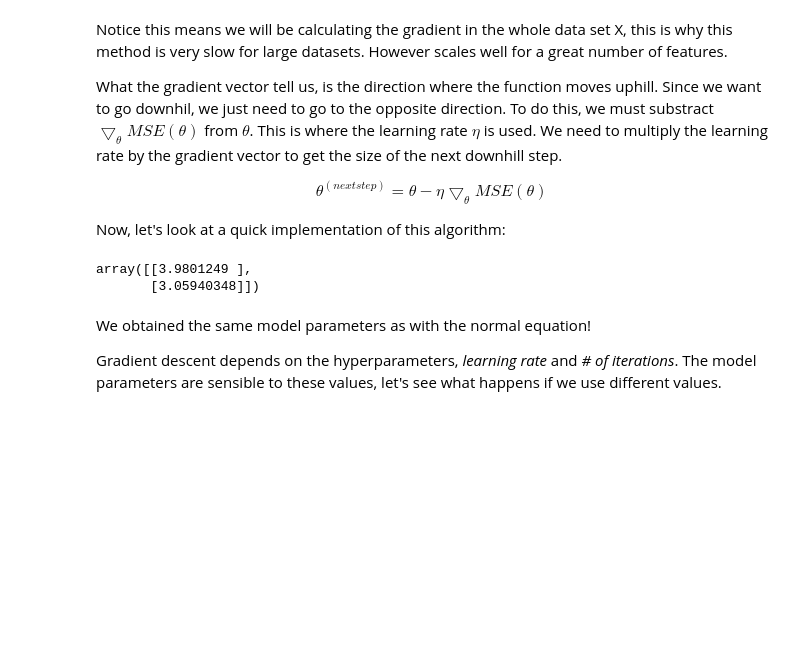
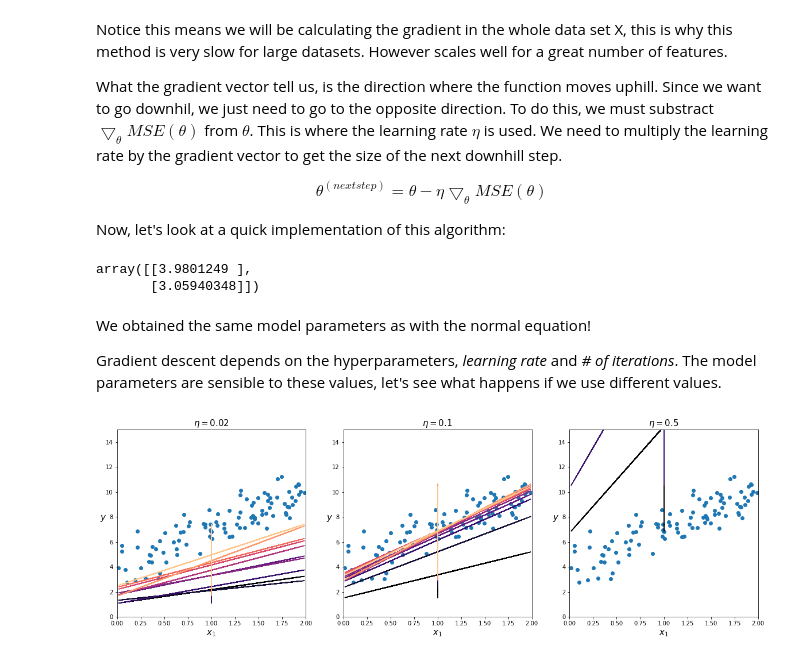
Before and after one commit to Ohtar10/ml-python, a Jupyter notebook: ch04/Training Models.ipynb, the cells around one changed output. Saved outputs shown, nothing was run; the diff lists cells and outputs as text; code cells hidden in the pictures; blank space fills up the shorter version.

Commit message:
Add step plotting to Batch Gradient Descent

```diff
--- a/ch04/Training Models.ipynb
+++ b/ch04/Training Models.ipynb
@@ -183,3 +183,43 @@ array([[3.9801249 ],
 We obtained the same model parameters as with the normal equation!
 
 Gradient descent depends on the hyperparameters, *learning rate* and *# of iterations*. The model parameters are sensible to these values, let's see what happens if we use different values.
+# %%
+def linear_regression_gd_steps(X, y, eta, n_iterations=10):
+    result = []
+    for i in range(n_iterations):
+        result.append(linear_regression_gd(X_b, y, eta, i + 1))
+    return result
+
+etas = {
+    0.02: linear_regression_gd_steps(X_b, y, 0.02),
+    0.1: linear_regression_gd_steps(X_b, y, 0.1),
+    0.5: linear_regression_gd_steps(X_b, y, 0.5)
+}
+# %%
+%matplotlib inline
+
+def plot_iteration_evolution(X_b, y, eta):
+    interval = int(len(plt.cm.magma.colors)/len(eta[1]))
+    colors = plt.cm.magma.colors[::interval]
+    color_iter = iter(colors)
+
+    plt.scatter(X, y)
+    plt.title("$\eta={}$".format(eta[0]), fontsize=15)
+    plt.xlabel("$x_1$", fontsize=15)
+    plt.ylabel("$y$", rotation=0, fontsize=15)
+    plt.axis([0, 2, 0, 15])
+    for theta in eta[1]:
+        predictions = X_b.dot(theta)
+        color = next(color_iter)
+        plt.plot(X_b, predictions, color=color)
+
+
+plt.figure(figsize=(20, 6))
+
+for index, eta in enumerate(etas.items()):
+    plt.subplot(1, 3, index + 1)
+    plot_iteration_evolution(X_b, y, eta)
+
+plt.show()
+# %% [output]
+[figure, added]
```
Also changed, not shown: parts of 2 cells of this notebook.
